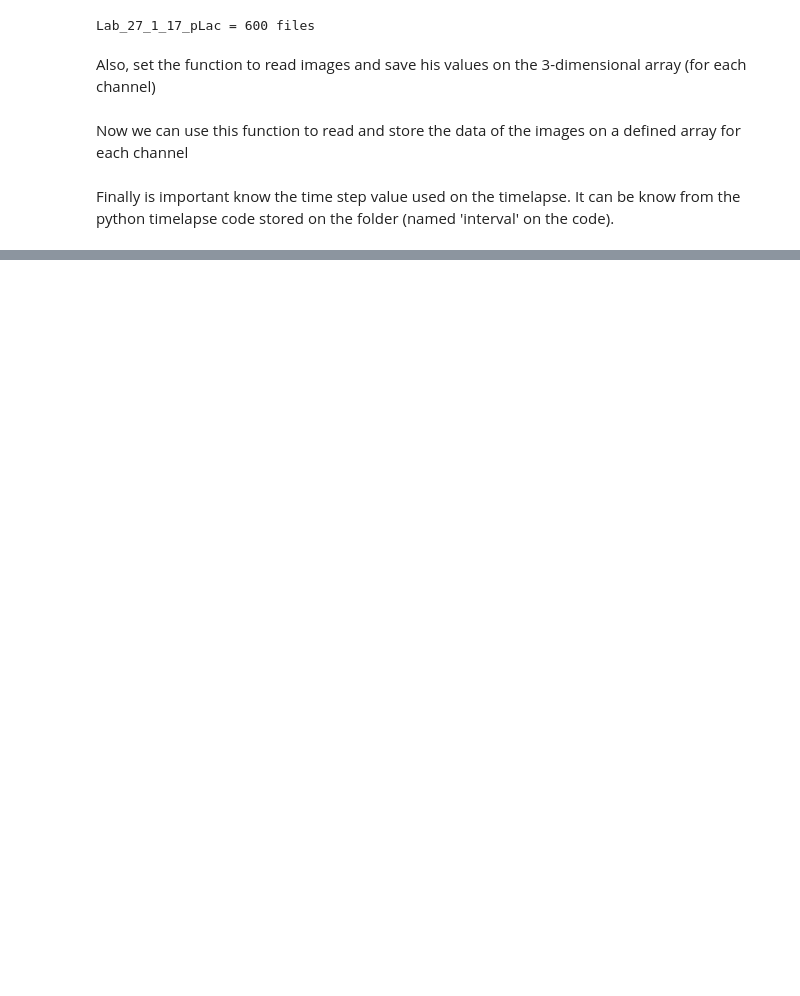
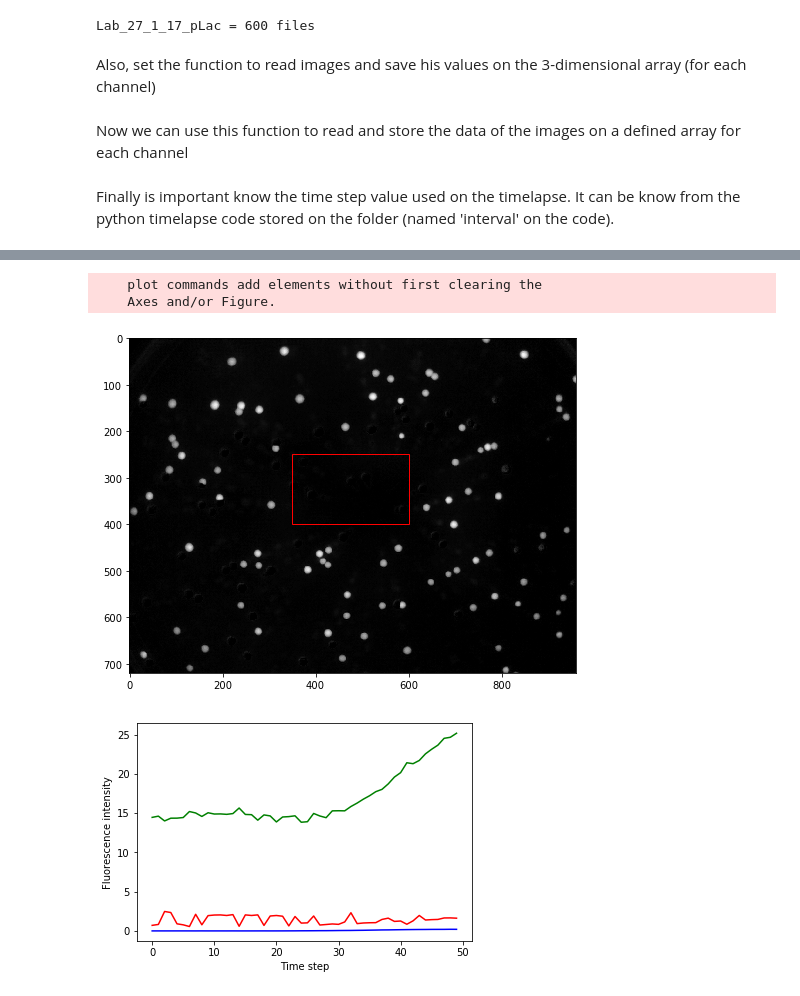
Before and after one commit to RudgeLab/FluoPi, a Jupyter notebook: Colony size and fluorescence.ipynb, the cells around one changed output, grey strips where cells are left out. Cells and saved outputs as stored; diff of their text form; code cells hidden in the pictures; blank space fills up the shorter version.

```diff
--- a/Colony size and fluorescence.ipynb
+++ b/Colony size and fluorescence.ipynb
@@ -141,7 +141,11 @@ def get_im_data(xframes,imageCount,fname):
 Now we can use this function to read and store the data of the images on a defined array for each channel
 # %%
 DataS={}
-DataS['R'],DataS['G'],DataS['B']=get_im_data(10,imCount,fname)
+Frames=12   # use one image every 12
+DataS['R'],DataS['G'],DataS['B']=get_im_data(Frames,imCount,fname)
+
+# also define a vector with the channels
+channels=['R','G','B']
 # %% [markdown]
 Finally is important know the time step value used on the timelapse. It can be know from the python timelapse code stored on the folder (named 'interval' on the code).
 # %%
@@ -151,0 +215,43 @@ dT= 1/12  #hours
+# %%
+def BG_Val(X1,X2,Y1,Y2,data):
+    #X1,X2,Y1,Y2 --> rectangle area limits: (X1,Y1)--> left-up corner. (X2,Y2) ---> rigth-bottom corner
+    #data = the desired channel data to get the background
+
+    X2R=X2-X1 #convert on steps because the rectangle patch definition
+    Y2R=Y2-Y1
+
+    #plot the defined area
+    plt.figure(figsize=(8,8))
+    fig = plt.gcf()
+    ax = fig.gca()
+    ax.imshow(data['R'][:,:,-1], cmap='gray')
+    rect = matplotlib.patches.Rectangle((Y1,X1),Y2R,X2R,linewidth=1,edgecolor='r',facecolor='none')
+    ax.add_patch(rect)
+
+
+    #get the background time value and plot it
+    bg=np.zeros((3,data['R'].shape[2]))
+    count=0
+    for chan in channels:
+        bg[count,:] = data[chan][X1:X2,Y1:Y2,:].mean(axis=(0,1))
+        count=count+1
+
+    plt.figure()
+    plt.plot(bg[0,:],'r')
+    plt.hold(True)
+    plt.plot(bg[1,:],'g')
+    plt.plot(bg[2,:],'b')
+
+    plt.xlabel('Time step')
+    plt.ylabel('Fluorescence intensity')
+
+
+
+    return(bg)
+# %%
+BG=BG_Val(250,400,350,600,DataS)
+# %% [output]
+    plot commands add elements without first clearing the
+    Axes and/or Figure.
+[figure, added]
+[figure, added]
```
Also changed, not shown: parts of 7 cells of this notebook.
